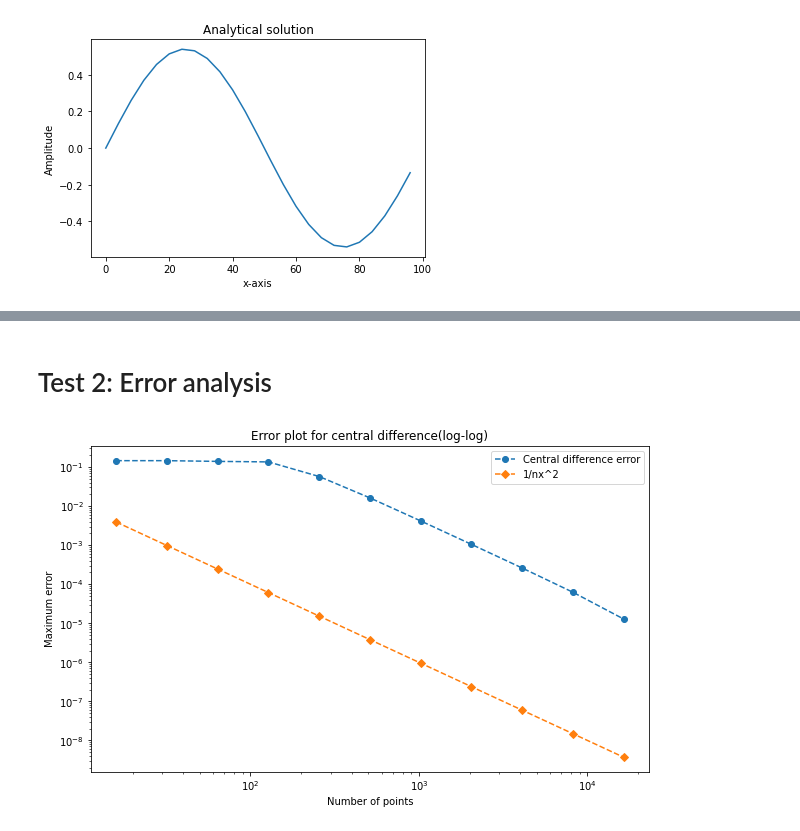
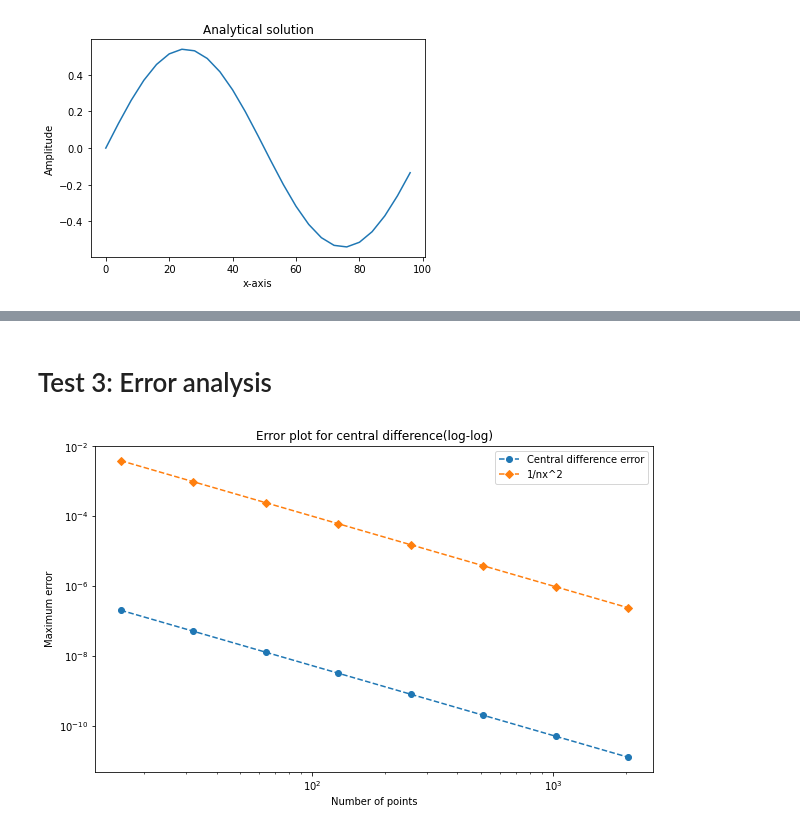
Before and after one commit to dhruvbhagtani/toy-model, a Jupyter notebook: 1D_Diffusion.ipynb, the cells around one changed output, grey strips where cells are left out. Drawn from its saved outputs; the diff is of its cells as text; code cells hidden in the pictures.

```diff
--- a/1D_Diffusion.ipynb
+++ b/1D_Diffusion.ipynb
@@ -92,0 +202,35 @@ plt.show()
+# %%
+lmda = (2*np.pi)/Lx
+phi_old = (np.sin(lmda*xu_ocean - np.pi/2))
+phi_old_t0 = (np.sin(lmda*xu_ocean - np.pi/2))
+
+phi_new = np.zeros(nx)
+
+t_start = 0
+t_end = 40
+dt = 1
+
+#Set switch - (i) FD = 1, (ii) BD = -1, (iii) CD = 0
+#By default, switch is set to 0.
+switch_diff_scheme = 0
+
+#Boundary condition for phi
+phi_beg = 0
+phi_end = 0
+
+#actual_sol = 2*(np.sin(2*np.pi*xu_ocean/(Lx)))
+kappa = 4.0
+
+for t in np.arange(t_start,t_end,dt):
+
+    #Calculating interior points
+    phi_new[1:nx-1] = phi_old[1:nx-1] + dt*diff_x(kappa,phi_old,dx,nx)[1:nx-1]
+
+    #Calculating boundary points (Using ghost points)
+    phi_new[0] = phi_old[0] + ((kappa*dt)/dx**2)*(2*phi_old[1] - 2*phi_old[0] - 2*phi_beg*dx)
+    phi_new[-1] = phi_old[-1] + ((kappa*dt)/dx**2)*(2*phi_old[-2] - 2*phi_old[-1] + 2*phi_end*dx)
+
+    phi_old = phi_new
+
+#Actual solution
+actual_sol = np.exp(-lmda**2 * t * kappa) * np.sin(lmda*xu_ocean)
@@ -93,8 +248,8 @@ plt.show()
 # %% [markdown]
-# Test 2: Error analysis
+# Test 3: Error analysis
 # %%
 Lx = 10000
-nx = [16,32,64,128,256,512,1024,2048,4096,8192,16384]
+nx = np.array([16,32,64,128,256,512,1024,2048])
 g = 9.81
 rho0 = 1025
 kappa = 1.0
@@ -102,6 +257,7 @@ error_diff = np.zeros(len(nx))
 
 for i,nxi in enumerate(nx):
     dx = Lx/nxi
+    lmda = (2*np.pi)/Lx
     xu_ocean = np.linspace(0,Lx,nxi+1,dtype = float)
     xu_ocean = xu_ocean[0:-1]
     phi_old = (np.sin(lmda*xu_ocean))
@@ -111,12 +267,13 @@ for i,nxi in enumerate(nx):
     t_end = 40
     dt = 0.001
 
+    actual_sol = np.exp(-lmda**2 * t_end * kappa) * np.sin(lmda*xu_ocean)
+
     for t in np.arange(t_start,t_end,dt):
         phi_new = phi_old + dt*elr.diff_x(kappa,phi_old,dx,nxi)
 
-        BC = np.exp(-lmda**2 * t * kappa) * np.sin(lmda*xu_ocean)
 
         phi_old = phi_new
 
-    error_iter = max(abs(BC - phi_new))
+    error_iter = max(abs(actual_sol - phi_new))
     error_diff[i] = error_iter
@@ -129,13 +280,13 @@ for i,nxi in enumerate(nx):
 # %%
 plt.figure(figsize = (10,6))
 plt.yscale("log")
 plt.xscale("log")
 plt.xlabel("Number of points")
 plt.ylabel("Maximum error")
 plt.plot(nx,error_diff,marker='o',linestyle = '--',label = 'Central difference error')
-plt.plot(nx,nx2_inv,marker = 'D',linestyle = '--', label = '1/nx^2')
+plt.plot(nx, 1/nx**2, marker = 'D',linestyle = '--', label = '1/nx^2')
 plt.title("Error plot for central difference(log-log)")
 plt.legend()
 plt.show()
 # %% [output]
-[figure, old version]
+[figure, new version]
```
Also changed, not shown: parts of 7 cells of this notebook.
